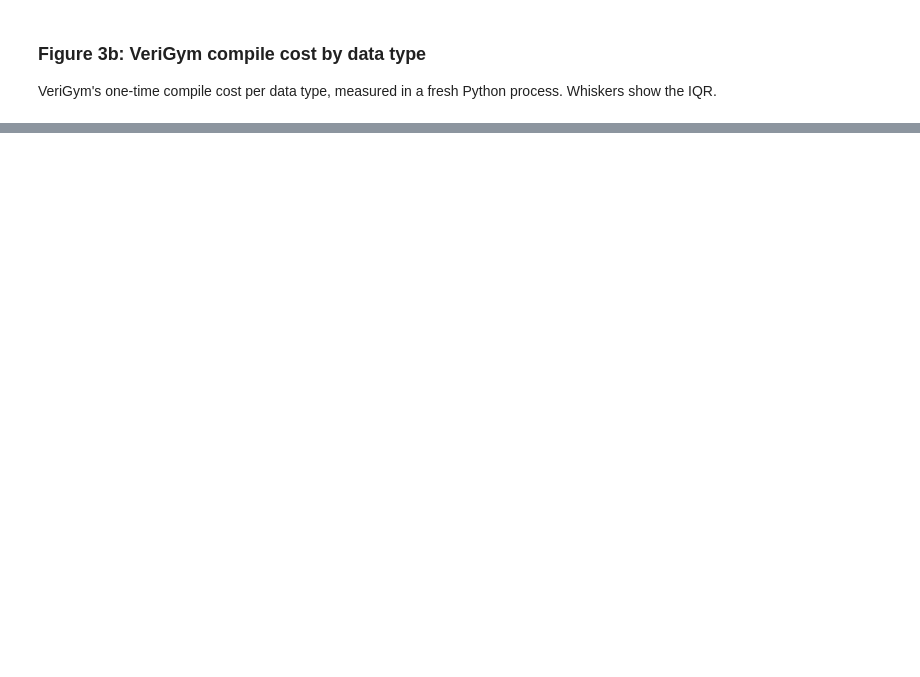
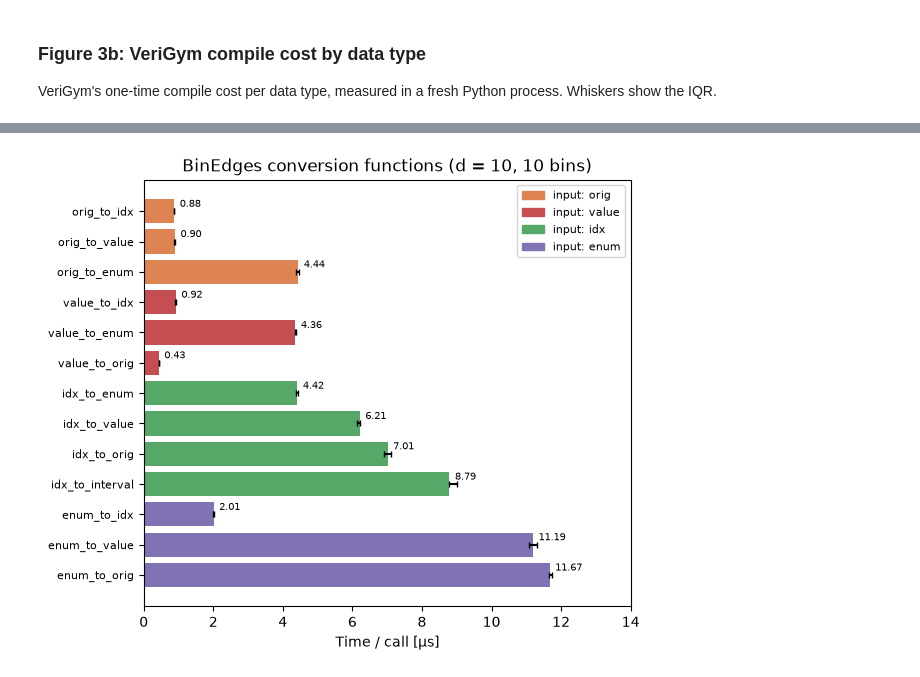
Before and after one commit to ai-fm/VeriGym, a Jupyter notebook: examples/tech_eval_files/discretization_overhead/gymnasium-verigym-benchmark-figures.ipynb, the cells around one changed output, grey strips where cells are left out. Saved outputs shown, nothing was run; the diff lists cells and outputs as text; code cells hidden in the pictures; blank space fills up the shorter version.

```diff
--- a/examples/tech_eval_files/discretization_overhead/gymnasium-verigym-benchmark-figures.ipynb
+++ b/examples/tech_eval_files/discretization_overhead/gymnasium-verigym-benchmark-figures.ipynb
@@ -686,0 +757,22 @@ plt.show()
+# %%
+FORM_COLORS = {"orig": "#DD8452", "value": "#C44E52", "idx": "#55A868", "enum": "#8172B3"}
+
+fig, ax = plt.subplots(num="Figure 5: BinEdges conversion functions", figsize=(6, 5),
+                       constrained_layout=True)
+y = np.arange(len(fn_rows))[::-1]  # first function on top
+med, xerr = err(fn_rows)
+ax.barh(y, med, xerr=xerr, capsize=2, color=[FORM_COLORS[r["input"]] for r in fn_rows])
+for yi, m in zip(y, med):
+    ax.annotate(f"{m:.2f}", (m, yi), xytext=(4, 5), textcoords="offset points",
+                va="center", fontsize=7)
+ax.set_yticks(y, [r["name"] for r in fn_rows], fontsize=8)
+ax.set_xlim(right=med.max() * 1.2)  # room for the numbers
+ax.set(xlabel="Time / call [µs]",
+       title=f"BinEdges conversion functions (d = {FN_DIM}, {BINS} bins)")
+ax.legend(handles=[plt.Rectangle((0, 0), 1, 1, color=c, label=f"input: {form}")
+                   for form, c in FORM_COLORS.items()], fontsize=8, loc="upper right")
+fig.savefig("time_BinEdges_conversion_functions.pdf", bbox_inches='tight')
+
+plt.show()
+# %% [output]
+[figure, added]
```
Also changed, not shown: parts of 17 cells of this notebook, 6 other files.
